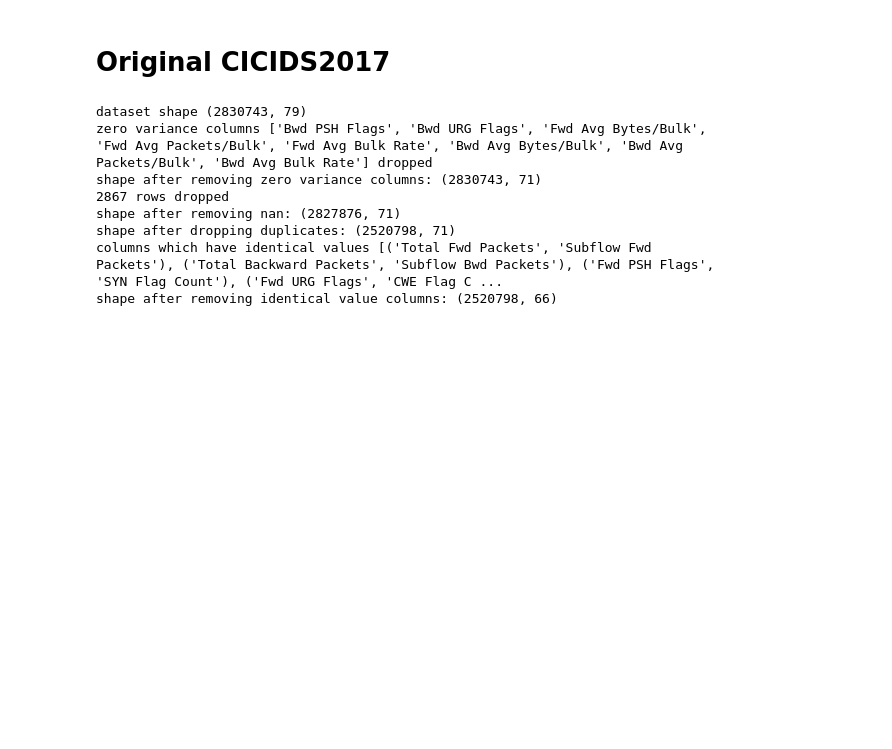
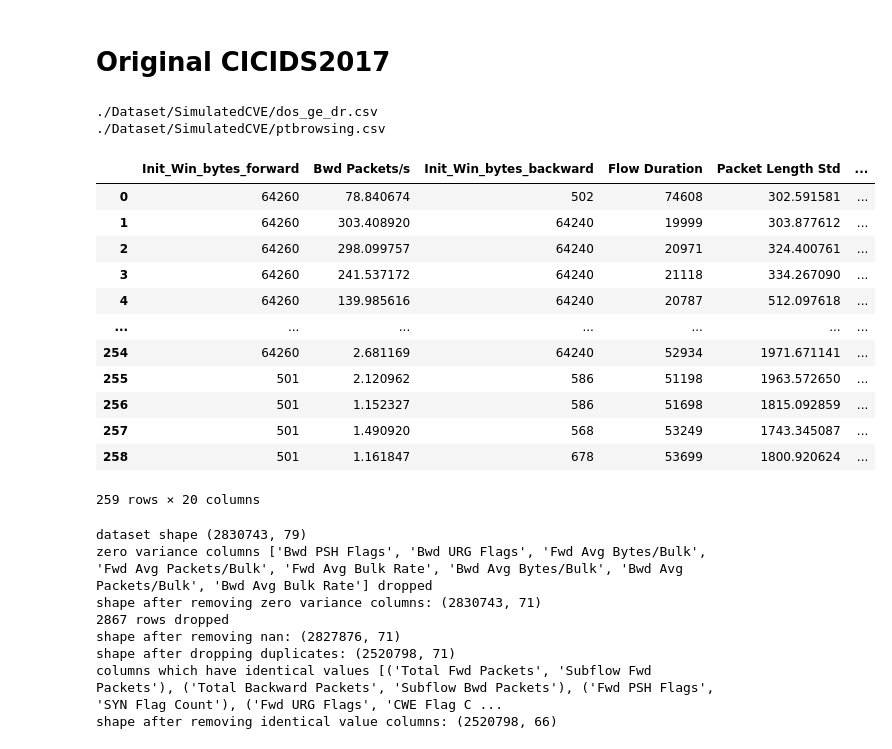
Before and after one commit to VincentSheh/Network_Anomaly, a Jupyter notebook: Flow_Analysis/Clustering-AnomalyDetection.ipynb, the cells around one changed output. Cells and saved outputs as stored; diff of their text form; code cells hidden in the pictures; blank space fills up the shorter version.

Commit message:
automate attack

```diff
--- a/Flow_Analysis/Clustering-AnomalyDetection.ipynb
+++ b/Flow_Analysis/Clustering-AnomalyDetection.ipynb
@@ -36,23 +36,43 @@ import matplotlib.pyplot as plt
 from collections import Counter
 # %% [markdown]
 # Original CICIDS2017
+# %%
+def process_csv(filename, label):
+  csv_df = pd.read_csv(filename)
+  csv_df['label'] = label
+  print(filename)
+  return csv_df
 # %%
-dataset_csv_path = './Dataset/MachineLearningCVE'
-csv_file_names = ['Friday-WorkingHours-Afternoon-PortScan.pcap_ISCX.csv',
-                  'Friday-WorkingHours-Afternoon-DDos.pcap_ISCX.csv',
-                  'Friday-WorkingHours-Morning.pcap_ISCX.csv',
-                  'Monday-WorkingHours.pcap_ISCX.csv',
-                  'Thursday-WorkingHours-Afternoon-Infilteration.pcap_ISCX.csv',
-                  'Thursday-WorkingHours-Morning-WebAttacks.pcap_ISCX.csv',
-                  'Tuesday-WorkingHours.pcap_ISCX.csv',
-                  'Wednesday-workingHours.pcap_ISCX.csv']
+dataset_csv_path = './Dataset/SimulatedCVE'
+csv_file_names = ['dos_ge_dr.csv',
+                  'ptbrowsing.csv',
+                #   'stream.csv'
+                  #'dos_stream.csv',
+]
+df_record = []
+for csv_file_name in csv_file_names:
+    complete_path = os.path.join(dataset_csv_path, csv_file_name)
+    csv_df = process_csv(complete_path, csv_file_name)
+    df_record.append(csv_df)
 
-complete_paths = []
-for csv_file_name in csv_file_names:
-    complete_paths.append(os.path.join(dataset_csv_path, csv_file_name))
-
-df = pd.concat(map(pd.read_csv, complete_paths),
-               ignore_index = True)
+concatenated_df = pd.concat(df_record, ignore_index=True)
+concatenated_df
+# %% [output]
+./Dataset/SimulatedCVE/dos_ge_dr.csv
+./Dataset/SimulatedCVE/ptbrowsing.csv
+|  | Init_Win_bytes_forward | Bwd Packets/s | Init_Win_bytes_backward | Flow Duration | Packet Length Std | ... |
+| 0 | 64260 | 78.840674 | 502 | 74608 | 302.591581 | ... |
+| 1 | 64260 | 303.408920 | 64240 | 19999 | 303.877612 | ... |
+| 2 | 64260 | 298.099757 | 64240 | 20971 | 324.400761 | ... |
+| 3 | 64260 | 241.537172 | 64240 | 21118 | 334.267090 | ... |
+| 4 | 64260 | 139.985616 | 64240 | 20787 | 512.097618 | ... |
+| ... | ... | ... | ... | ... | ... | ... |
+| 254 | 64260 | 2.681169 | 64240 | 52934 | 1971.671141 | ... |
+| 255 | 501 | 2.120962 | 586 | 51198 | 1963.572650 | ... |
+| 256 | 501 | 1.152327 | 586 | 51698 | 1815.092859 | ... |
+| 257 | 501 | 1.490920 | 568 | 53249 | 1743.345087 | ... |
+| 258 | 501 | 1.161847 | 678 | 53699 | 1800.920624 | ... |
+259 rows × 20 columns
 # %%
 def clean_df(df):
     # Remove the space before each feature names
```
Also changed, not shown: parts of 1 cell of this notebook, 1 other file.
